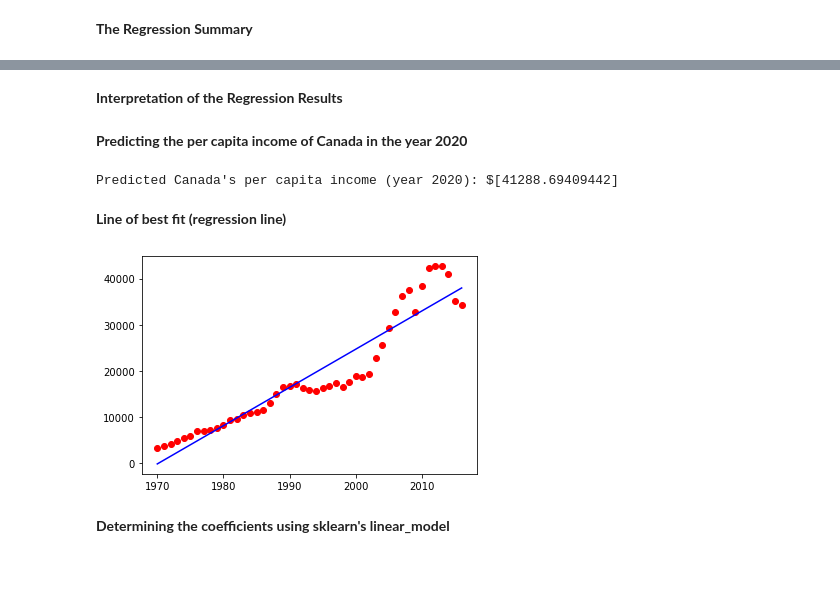
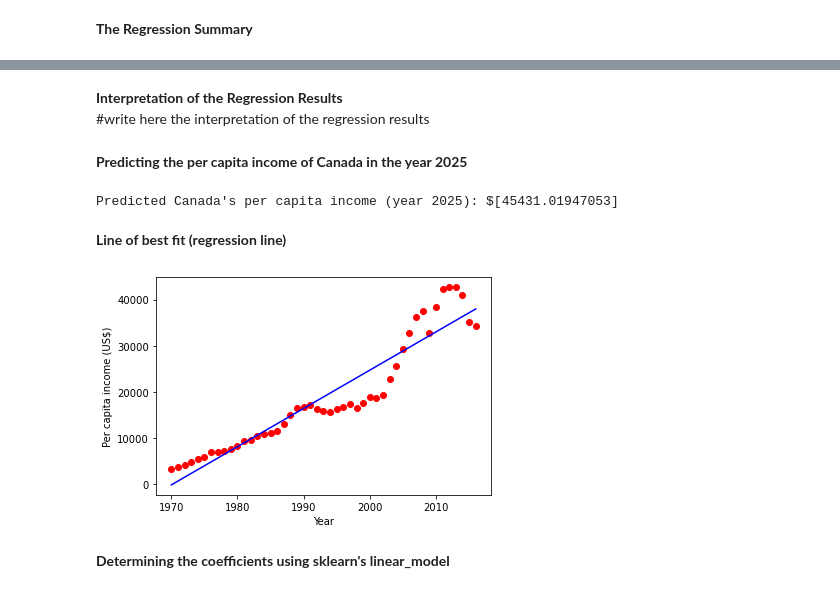
Before and after one commit to djkurt-dev/linear-regression-es209, a Jupyter notebook: pit-predict-canada-pci.ipynb, the cells around one changed output, grey strips where cells are left out. Cells and saved outputs as stored; diff of their text form; code cells hidden in the pictures.

```diff
--- a/pit-predict-canada-pci.ipynb
+++ b/pit-predict-canada-pci.ipynb
@@ -105,24 +83,26 @@ Notes:
 [2] The condition number is large, 2.93e+05. This might indicate that there are
 strong multicollinearity or other numerical problems.
 # %% [markdown]
-**Interpretation of the Regression Results**
+**Interpretation of the Regression Results**<br>
+#write here the interpretation of the regression results
 # %% [markdown]
-**Predicting the per capita income of Canada in the year 2020**
+**Predicting the per capita income of Canada in the year 2025**
 # %%
-year = 2020
-predic = result.predict([1,year])
-print(f"Predicted Canada's per capita income (year {year}): ${predic}")
-# prediction = $41288.69
+_year_to_predict = 2025
+predic = result.predict([1,_year_to_predict])
+print(f"Predicted Canada's per capita income (year {_year_to_predict}): ${predic}")
 # %% [output]
-Predicted Canada's per capita income (year 2020): $[41288.69409442]
+Predicted Canada's per capita income (year 2025): $[45431.01947053]
 # %% [markdown]
 **Line of best fit (regression line)**
 # %%
 pred_plot = plt.figure()
+plt.xlabel("Year")
+plt.ylabel("Per capita income (US$)")
 pred_plot = plt.plot(df["year"],df["per capita income (US$)"],'ro',label="data")
 pred_plot = plt.plot(df["year"],result.fittedvalues,'b-',label="regression line")
 # %% [output]
-[figure, old version]
+[figure, new version]
 # %% [markdown]
 **Determining the coefficients using sklearn's linear_model**
 # %%
```
Also changed, not shown: parts of 25 cells of this notebook.
